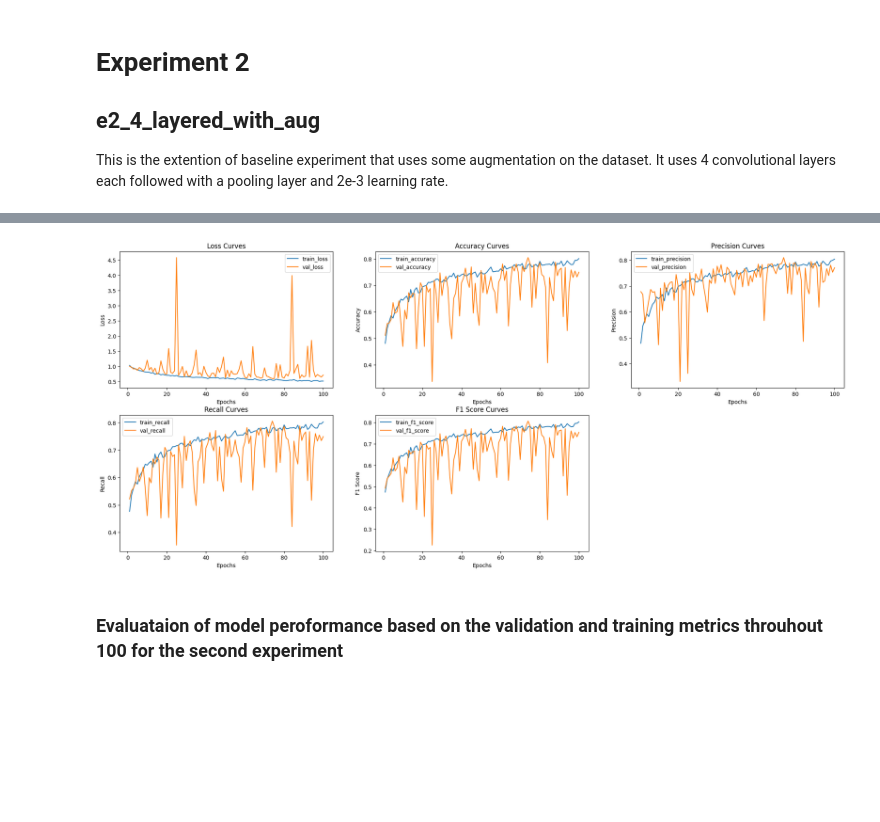
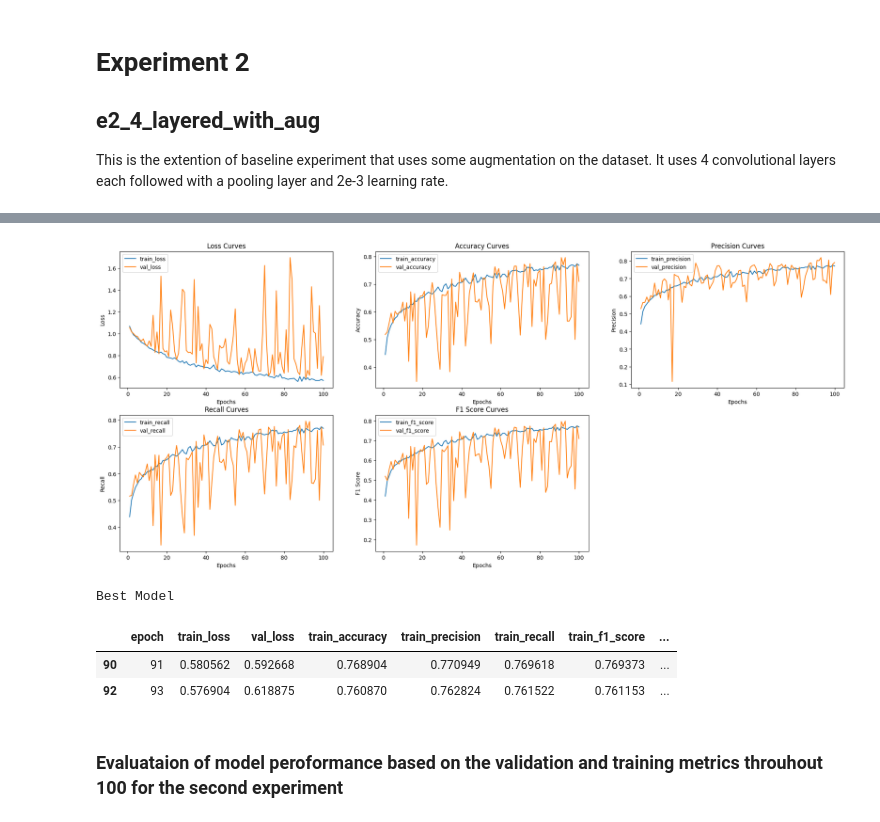
Before and after one commit to tikadatta2005/efficient-surveillance-system-research, a Jupyter notebook: CSC60904_0381137_INDVASGNMT.ipynb, the cells around one changed output, grey strips where cells are left out. Cells and saved outputs as stored; diff of their text form; code cells hidden in the pictures; blank space fills up the shorter version.

```diff
--- a/CSC60904_0381137_INDVASGNMT.ipynb
+++ b/CSC60904_0381137_INDVASGNMT.ipynb
@@ -228,7 +228,7 @@ def add_conv_layers(model, layers=1, skip_pool=0):
         # calculate trainable params
         total_conv_params += (((3*3*in_channels) + 1) * out_channels) + (2*out_channels)
         # Pooling Layer
-        if  (layer + 1) % skip_pool:
+        if  (layer + 1) % skip_pool==0:
             model.add(nn.MaxPool2d(2,2))
             size = size//2
         # update in and out channels
@@ -476,7 +478,8 @@ e2_metrics = trainer.fit(100, path, 1);
 gen_line_charts(e2_metrics, path, "training_metrics_graph.png", ["train_", "val_"])
 
 # find the best model
-find_best_models(e2_metrics)
+print("Best Model")
+display(find_best_models(e2_metrics))
 
 # clean up
 del model_e2, optimizer, trainer
@@ -502,4 +505,8 @@ EPOCH 100 completed | Training Loss = 0.5156127743756593 | Validation Loss = 0.6
-[figure, old version]
+[figure, new version]
+Best Model
+|  | epoch | train_loss | val_loss | train_accuracy | train_precision | train_recall | train_f1_score | ... |
+| 90 | 91 | 0.580562 | 0.592668 | 0.768904 | 0.770949 | 0.769618 | 0.769373 | ... |
+| 92 | 93 | 0.576904 | 0.618875 | 0.760870 | 0.762824 | 0.761522 | 0.761153 | ... |
 # %% [markdown]
 ### Evaluataion of model peroformance based on the validation and training metrics throuhout 100 for the second experiment
 # %% [markdown]
```
Also changed, not shown: parts of 9 cells of this notebook, 43 other files.
